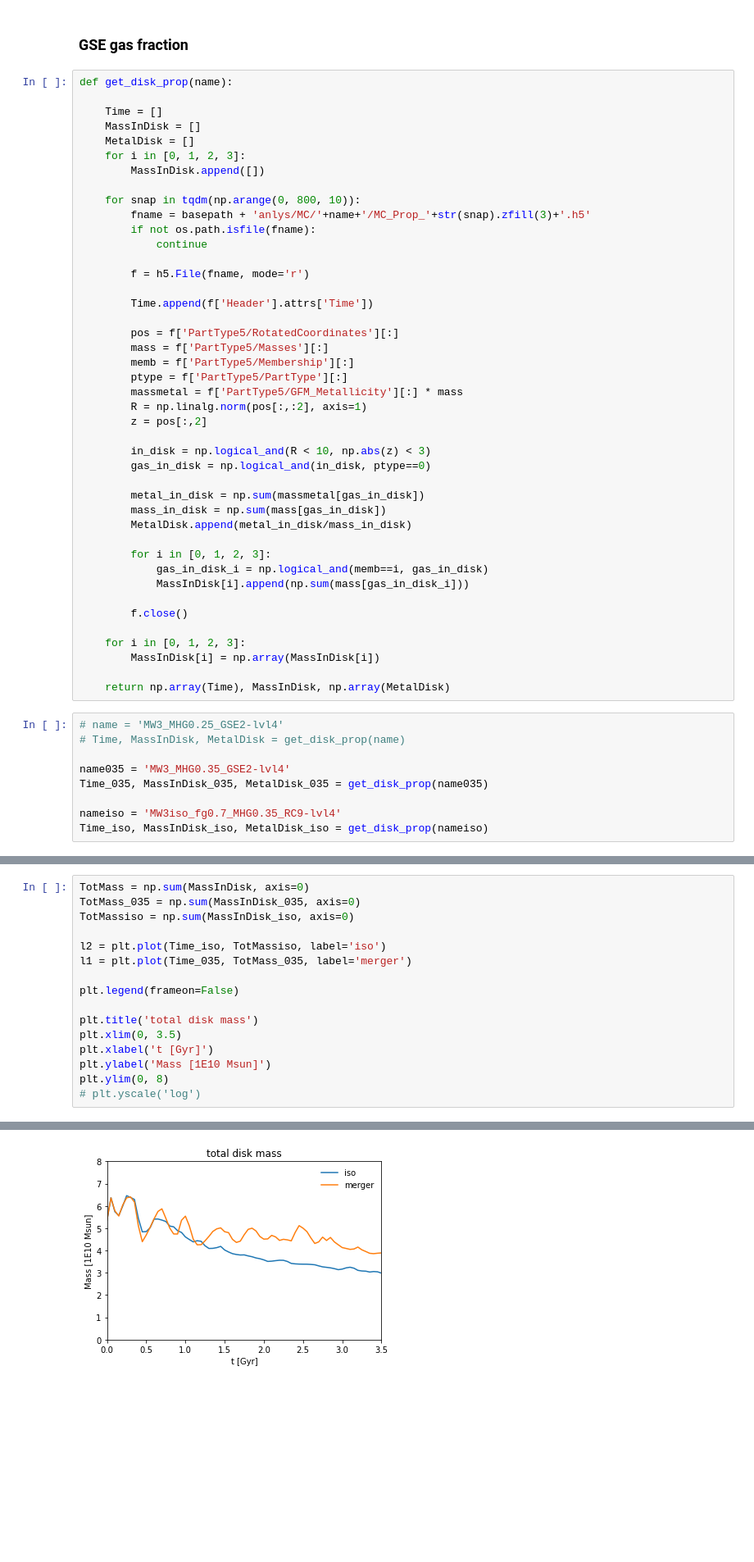
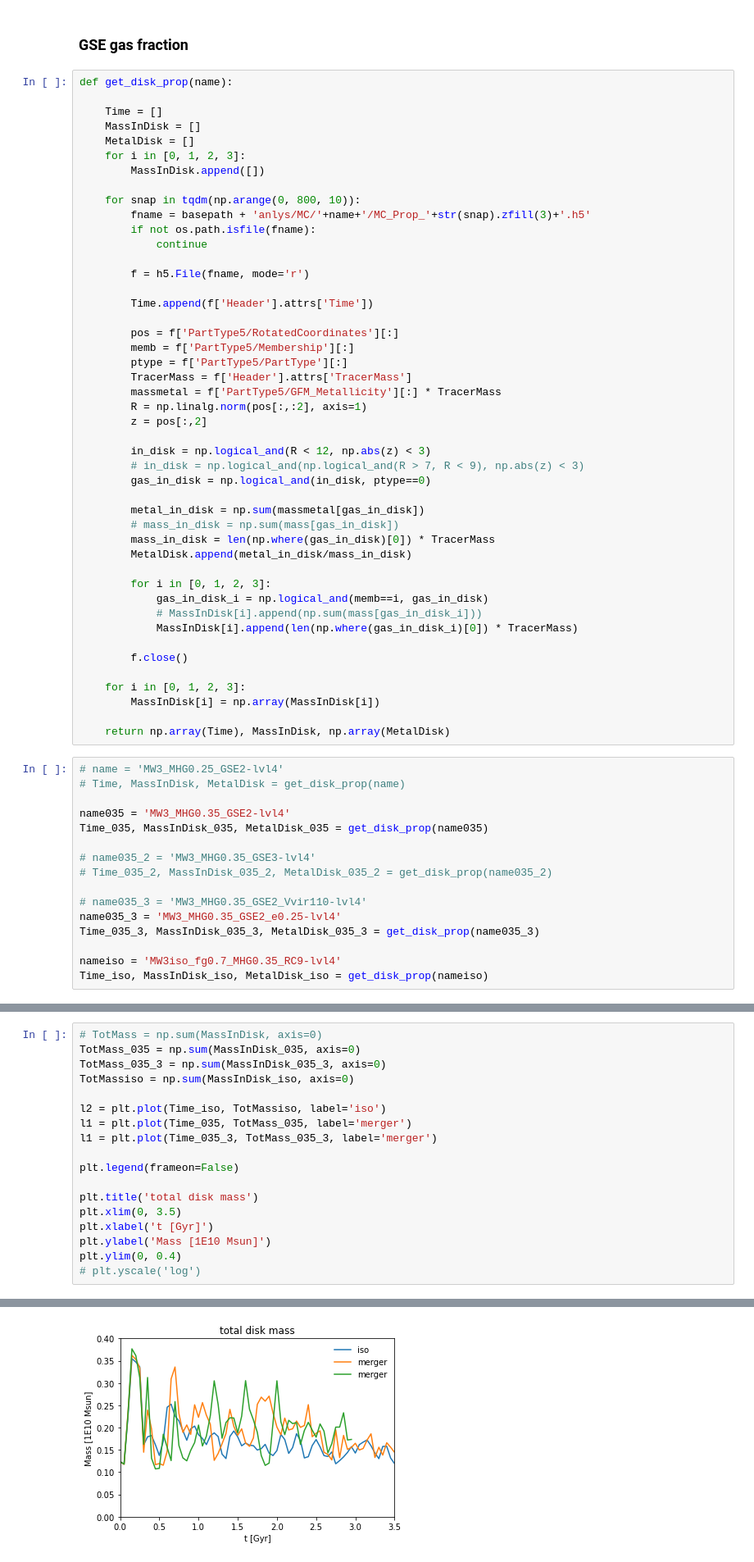
Before and after one commit to gusbeane/GSEgas, a Jupyter notebook: notebooks/MC_tracer.ipynb, the cells around one changed output, grey strips where cells are left out. Shown: that part at 82% size. Saved outputs shown, nothing was run; the diff lists cells and outputs as text; blank space fills up the shorter version.

```diff
--- a/notebooks/MC_tracer.ipynb
+++ b/notebooks/MC_tracer.ipynb
@@ -263,23 +263,26 @@ def get_disk_prop(name):
         Time.append(f['Header'].attrs['Time'])
 
         pos = f['PartType5/RotatedCoordinates'][:]
-        mass = f['PartType5/Masses'][:]
         memb = f['PartType5/Membership'][:]
         ptype = f['PartType5/PartType'][:]
-        massmetal = f['PartType5/GFM_Metallicity'][:] * mass
+        TracerMass = f['Header'].attrs['TracerMass']
+        massmetal = f['PartType5/GFM_Metallicity'][:] * TracerMass
         R = np.linalg.norm(pos[:,:2], axis=1)
         z = pos[:,2]
 
-        in_disk = np.logical_and(R < 10, np.abs(z) < 3)
+        in_disk = np.logical_and(R < 12, np.abs(z) < 3)
+        # in_disk = np.logical_and(np.logical_and(R > 7, R < 9), np.abs(z) < 3)
         gas_in_disk = np.logical_and(in_disk, ptype==0)
 
         metal_in_disk = np.sum(massmetal[gas_in_disk])
-        mass_in_disk = np.sum(mass[gas_in_disk])
+        # mass_in_disk = np.sum(mass[gas_in_disk])
+        mass_in_disk = len(np.where(gas_in_disk)[0]) * TracerMass
         MetalDisk.append(metal_in_disk/mass_in_disk)
 
         for i in [0, 1, 2, 3]:
             gas_in_disk_i = np.logical_and(memb==i, gas_in_disk)
-            MassInDisk[i].append(np.sum(mass[gas_in_disk_i]))
+            # MassInDisk[i].append(np.sum(mass[gas_in_disk_i]))
+            MassInDisk[i].append(len(np.where(gas_in_disk_i)[0]) * TracerMass)
 
         f.close()
 
@@ -294,6 +297,13 @@ def get_disk_prop(name):
 name035 = 'MW3_MHG0.35_GSE2-lvl4'
 Time_035, MassInDisk_035, MetalDisk_035 = get_disk_prop(name035)
 
+# name035_2 = 'MW3_MHG0.35_GSE3-lvl4'
+# Time_035_2, MassInDisk_035_2, MetalDisk_035_2 = get_disk_prop(name035_2)
+
+# name035_3 = 'MW3_MHG0.35_GSE2_Vvir110-lvl4'
+name035_3 = 'MW3_MHG0.35_GSE2_e0.25-lvl4'
+Time_035_3, MassInDisk_035_3, MetalDisk_035_3 = get_disk_prop(name035_3)
+
 nameiso = 'MW3iso_fg0.7_MHG0.35_RC9-lvl4'
 Time_iso, MassInDisk_iso, MetalDisk_iso = get_disk_prop(nameiso)
 # %%
@@ -326,10 +340,12 @@ Text(0, 0.5, 'Mass [1E10 Msun]')
 # %%
-TotMass = np.sum(MassInDisk, axis=0)
+# TotMass = np.sum(MassInDisk, axis=0)
 TotMass_035 = np.sum(MassInDisk_035, axis=0)
+TotMass_035_3 = np.sum(MassInDisk_035_3, axis=0)
 TotMassiso = np.sum(MassInDisk_iso, axis=0)
 
 l2 = plt.plot(Time_iso, TotMassiso, label='iso')
 l1 = plt.plot(Time_035, TotMass_035, label='merger')
+l1 = plt.plot(Time_035_3, TotMass_035_3, label='merger')
 
 plt.legend(frameon=False)
 
@@ -337,6 +353,6 @@ plt.title('total disk mass')
 plt.xlim(0, 3.5)
 plt.xlabel('t [Gyr]')
 plt.ylabel('Mass [1E10 Msun]')
-plt.ylim(0, 8)
+plt.ylim(0, 0.4)
 # plt.yscale('log')
 # %% [output]
@@ -344,4 +360,4 @@ plt.ylim(0, 8)
-[figure, old version]
+[figure, new version]
 # %%
 TotMass = np.sum(MassInDisk, axis=0)
 TotMass_035 = np.sum(MassInDisk_035, axis=0)
```
Also changed, not shown: parts of 17 cells of this notebook, 5 other files.
